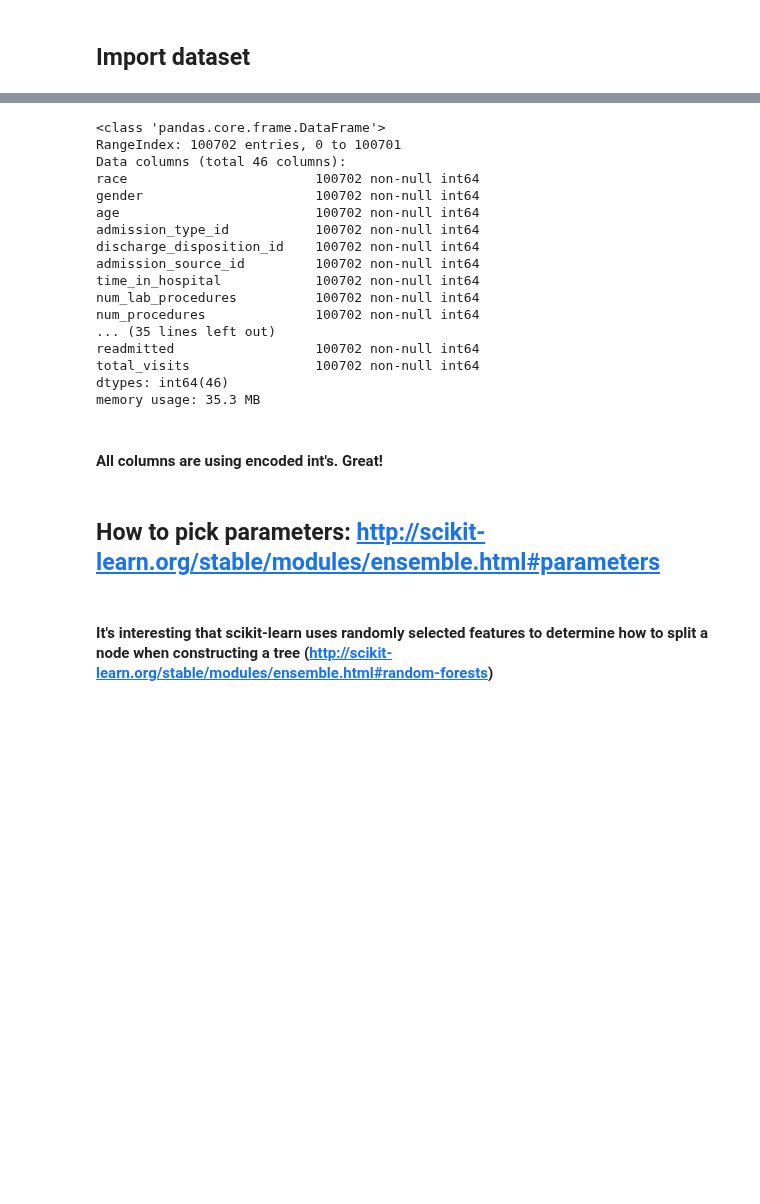
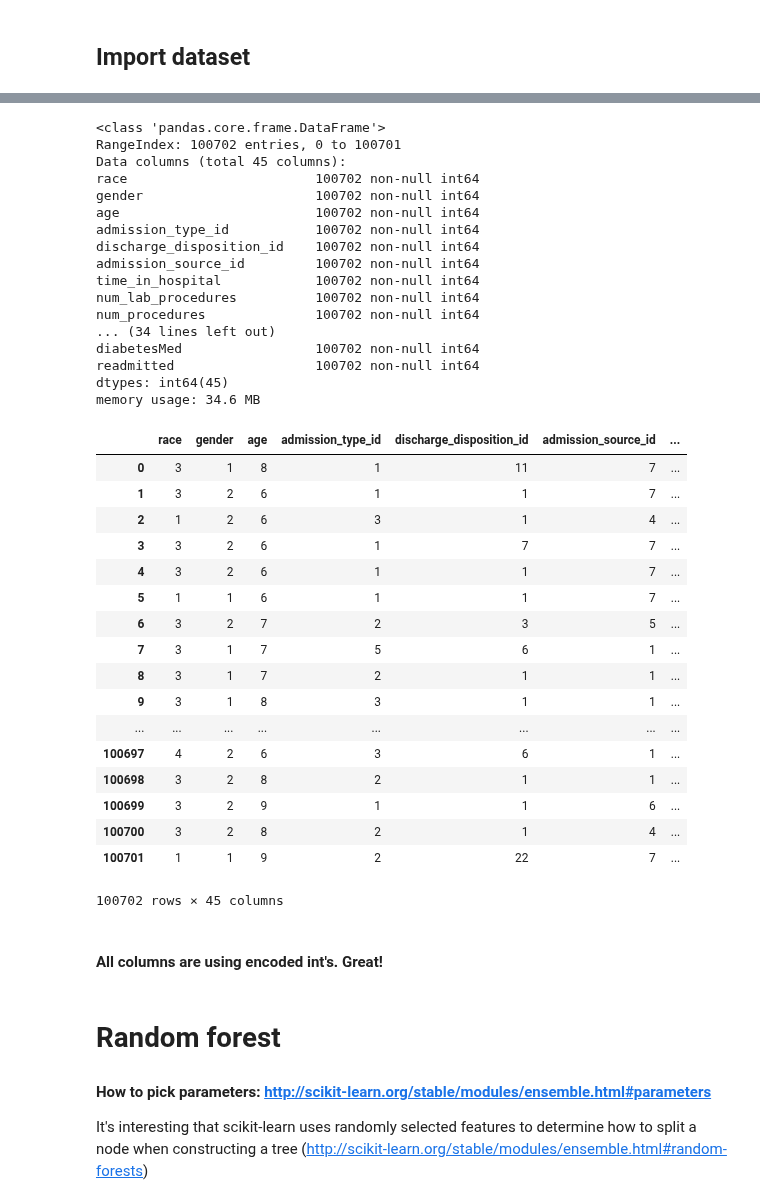
Before and after one commit to domingohui/deep_health, a Jupyter notebook: training_model/random_forest.ipynb, the cells around one changed output, grey strips where cells are left out. Cells and saved outputs as stored; diff of their text form; code cells hidden in the pictures; blank space fills up the shorter version.

Commit message:
random forest initial commit

```diff
--- a/training_model/random_forest.ipynb
+++ b/training_model/random_forest.ipynb
@@ -38,27 +47,48 @@ df.rename(columns={'glyburide.metformin':'glyburide_metformin',
 X = df.drop(['Unnamed: 0', 'encounter_id','patient_nbr'], axis=1, inplace=True)
 # %%
 df.info()
+df
 # %% [output]
 <class 'pandas.core.frame.DataFrame'>
 RangeIndex: 100702 entries, 0 to 100701
-Data columns (total 46 columns):
+Data columns (total 45 columns):
 race                        100702 non-null int64
 gender                      100702 non-null int64
 age                         100702 non-null int64
 admission_type_id           100702 non-null int64
 discharge_disposition_id    100702 non-null int64
 admission_source_id         100702 non-null int64
 time_in_hospital            100702 non-null int64
 num_lab_procedures          100702 non-null int64
 num_procedures              100702 non-null int64
-... (35 lines left out)
+... (34 lines left out)
+diabetesMed                 100702 non-null int64
 readmitted                  100702 non-null int64
-total_visits                100702 non-null int64
-dtypes: int64(46)
-memory usage: 35.3 MB
+dtypes: int64(45)
+memory usage: 34.6 MB
+|  | race | gender | age | admission_type_id | discharge_disposition_id | admission_source_id | ... |
+| 0 | 3 | 1 | 8 | 1 | 11 | 7 | ... |
+| 1 | 3 | 2 | 6 | 1 | 1 | 7 | ... |
+| 2 | 1 | 2 | 6 | 3 | 1 | 4 | ... |
+| 3 | 3 | 2 | 6 | 1 | 7 | 7 | ... |
+| 4 | 3 | 2 | 6 | 1 | 1 | 7 | ... |
+| 5 | 1 | 1 | 6 | 1 | 1 | 7 | ... |
+| 6 | 3 | 2 | 7 | 2 | 3 | 5 | ... |
+| 7 | 3 | 1 | 7 | 5 | 6 | 1 | ... |
+| 8 | 3 | 1 | 7 | 2 | 1 | 1 | ... |
+| 9 | 3 | 1 | 8 | 3 | 1 | 1 | ... |
+| ... | ... | ... | ... | ... | ... | ... | ... |
+| 100697 | 4 | 2 | 6 | 3 | 6 | 1 | ... |
+| 100698 | 3 | 2 | 8 | 2 | 1 | 1 | ... |
+| 100699 | 3 | 2 | 9 | 1 | 1 | 6 | ... |
+| 100700 | 3 | 2 | 8 | 2 | 1 | 4 | ... |
+| 100701 | 1 | 1 | 9 | 2 | 22 | 7 | ... |
+100702 rows × 45 columns
 # %% [markdown]
 #### All columns are using encoded int's. Great!
 # %% [markdown]
-## How to pick parameters: http://scikit-learn.org/stable/modules/ensemble.html#parameters
+# Random forest
+
+#### How to pick parameters: http://scikit-learn.org/stable/modules/ensemble.html#parameters
+
+It's interesting that scikit-learn uses randomly selected features to determine how to split a node when constructing a tree (http://scikit-learn.org/stable/modules/ensemble.html#random-forests)
-# %% [markdown]
-#### It's interesting that scikit-learn uses randomly selected features to determine how to split a node when constructing a tree (http://scikit-learn.org/stable/modules/ensemble.html#random-forests)
```
Also changed, not shown: parts of 15 cells of this notebook, 1 other file.
